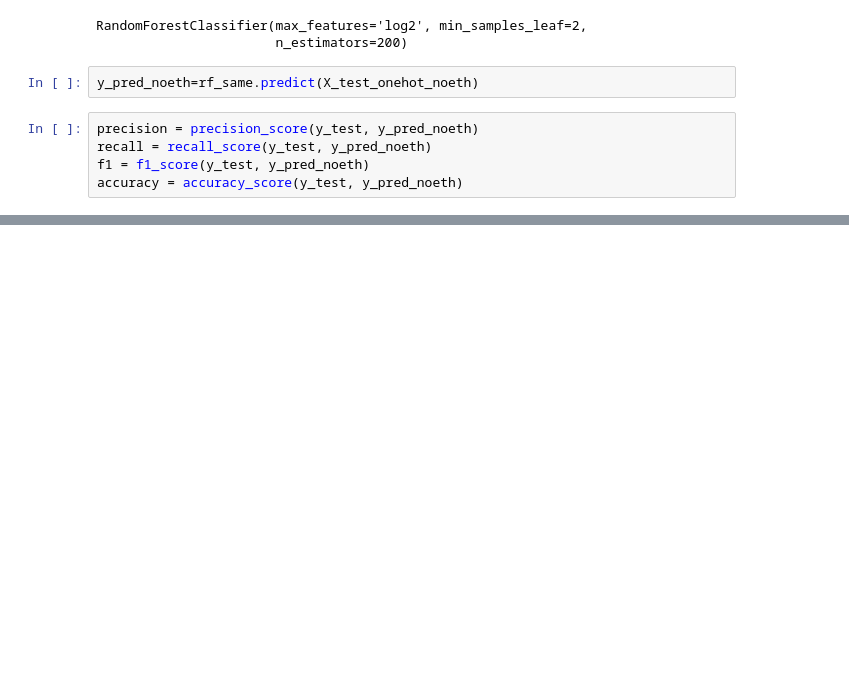
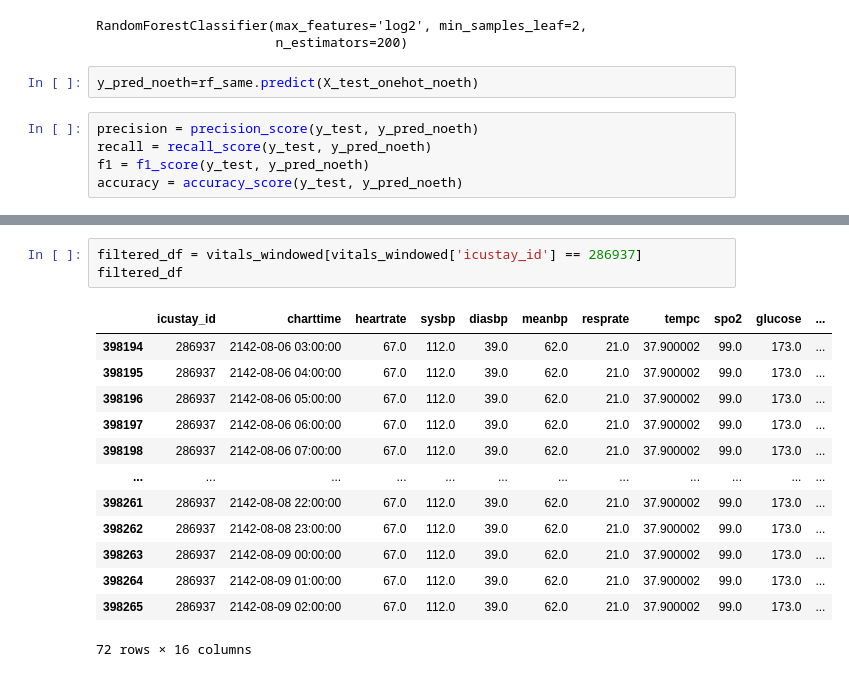
Before and after one commit to navikannur/CKD_Multimodal_Thesis, a Jupyter notebook: Thesis_Main.ipynb, the cells around one changed output, grey strips where cells are left out. Cells and saved outputs as stored; diff of their text form; blank space fills up the shorter version.

Commit message:
Vitals ROCKET

```diff
--- a/Thesis_Main.ipynb
+++ b/Thesis_Main.ipynb
@@ -921,0 +985,17 @@ print(cm)
+# %%
+filtered_df = vitals_windowed[vitals_windowed['icustay_id'] == 286937]
+filtered_df
+# %% [output]
+|  | icustay_id | charttime | heartrate | sysbp | diasbp | meanbp | resprate | tempc | spo2 | glucose | ... |
+| 398194 | 286937 | 2142-08-06 03:00:00 | 67.0 | 112.0 | 39.0 | 62.0 | 21.0 | 37.900002 | 99.0 | 173.0 | ... |
+| 398195 | 286937 | 2142-08-06 04:00:00 | 67.0 | 112.0 | 39.0 | 62.0 | 21.0 | 37.900002 | 99.0 | 173.0 | ... |
+| 398196 | 286937 | 2142-08-06 05:00:00 | 67.0 | 112.0 | 39.0 | 62.0 | 21.0 | 37.900002 | 99.0 | 173.0 | ... |
+| 398197 | 286937 | 2142-08-06 06:00:00 | 67.0 | 112.0 | 39.0 | 62.0 | 21.0 | 37.900002 | 99.0 | 173.0 | ... |
+| 398198 | 286937 | 2142-08-06 07:00:00 | 67.0 | 112.0 | 39.0 | 62.0 | 21.0 | 37.900002 | 99.0 | 173.0 | ... |
+| ... | ... | ... | ... | ... | ... | ... | ... | ... | ... | ... | ... |
+| 398261 | 286937 | 2142-08-08 22:00:00 | 67.0 | 112.0 | 39.0 | 62.0 | 21.0 | 37.900002 | 99.0 | 173.0 | ... |
+| 398262 | 286937 | 2142-08-08 23:00:00 | 67.0 | 112.0 | 39.0 | 62.0 | 21.0 | 37.900002 | 99.0 | 173.0 | ... |
+| 398263 | 286937 | 2142-08-09 00:00:00 | 67.0 | 112.0 | 39.0 | 62.0 | 21.0 | 37.900002 | 99.0 | 173.0 | ... |
+| 398264 | 286937 | 2142-08-09 01:00:00 | 67.0 | 112.0 | 39.0 | 62.0 | 21.0 | 37.900002 | 99.0 | 173.0 | ... |
+| 398265 | 286937 | 2142-08-09 02:00:00 | 67.0 | 112.0 | 39.0 | 62.0 | 21.0 | 37.900002 | 99.0 | 173.0 | ... |
+72 rows × 16 columns
```
Also changed, not shown: parts of 20 cells of this notebook.
